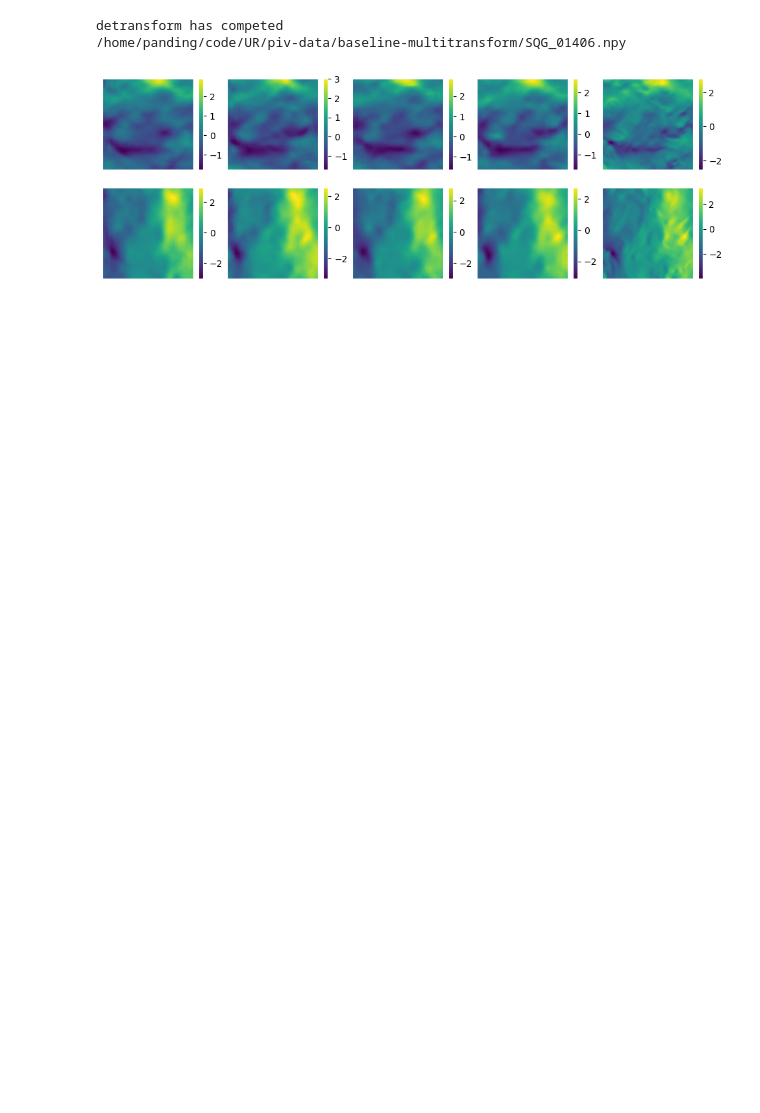
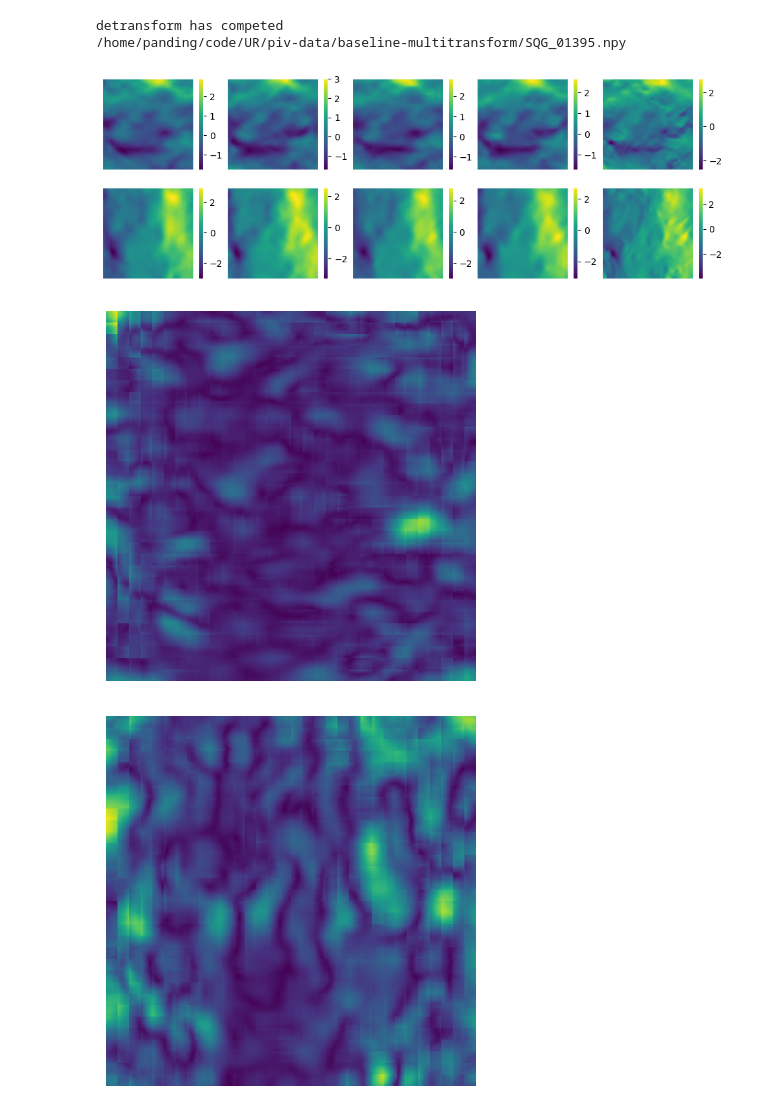
Before and after one commit to HardingPan/UR, a Jupyter notebook: baseline2show.ipynb, the cells around one changed output. Cells and saved outputs as stored; diff of their text form; code cells hidden in the pictures; blank space fills up the shorter version.

```diff
--- a/baseline2show.ipynb
+++ b/baseline2show.ipynb
@@ -33,17 +32,36 @@ uncertainty_u_mm, uncertainty_v_mm = baseline_1.uncertainty(show=1)
 # %%
 data_path_multitransform = '/home/panding/code/UR/piv-data/baseline-multitransform'
 datas_multitransform = glob.glob(os.path.join(data_path_multitransform, '*.npy'))
 datas_multitransform = sorted(datas_multitransform)
 randomidx = np.random.permutation(len(datas_multimodel))
 datas_multitransform = [datas_multitransform[i] for i in randomidx]
 data_special = '/home/panding/code/UR/piv-data/baseline-multitransform/JHTDB_isotropic1024_hd_01894.npy'
 baseline_2 = MultiMethod(data_special, 1)
 print(datas_multitransform[0])
 baseline_2.show()
 # sigma_u, sigma_v = baseline_2.std(show=1)
 # sigma_u_t, sigma_v_t = baseline_2.std_truth(show=1)
 uncertainty_u_mt, uncertainty_v_mt = baseline_2.uncertainty(show=0)
+# print(uncertainty_u_mt.shape)
+
+plt.figure(facecolor='white')
+plt.imshow(uncertainty_u_mt)
+plt.xticks([])
+plt.yticks([])
+plt.axis('off')
+plt.savefig('/home/panding/code/UR/fig2/ur_u.png', bbox_inches='tight',pad_inches = 0)
+plt.show()
+
+plt.figure(facecolor='white')
+plt.imshow(uncertainty_v_mt)
+plt.xticks([])
+plt.yticks([])
+plt.axis('off')
+plt.savefig('/home/panding/code/UR/fig2/ur_v.png', bbox_inches='tight',pad_inches = 0)
+plt.show()
 # %% [output]
 detransform has competed
-/home/panding/code/UR/piv-data/baseline-multitransform/SQG_01406.npy
+/home/panding/code/UR/piv-data/baseline-multitransform/SQG_01395.npy
 [figure]
+[figure, added]
+[figure, added]
```
Also changed, not shown: parts of 3 cells of this notebook, 3 other files.
